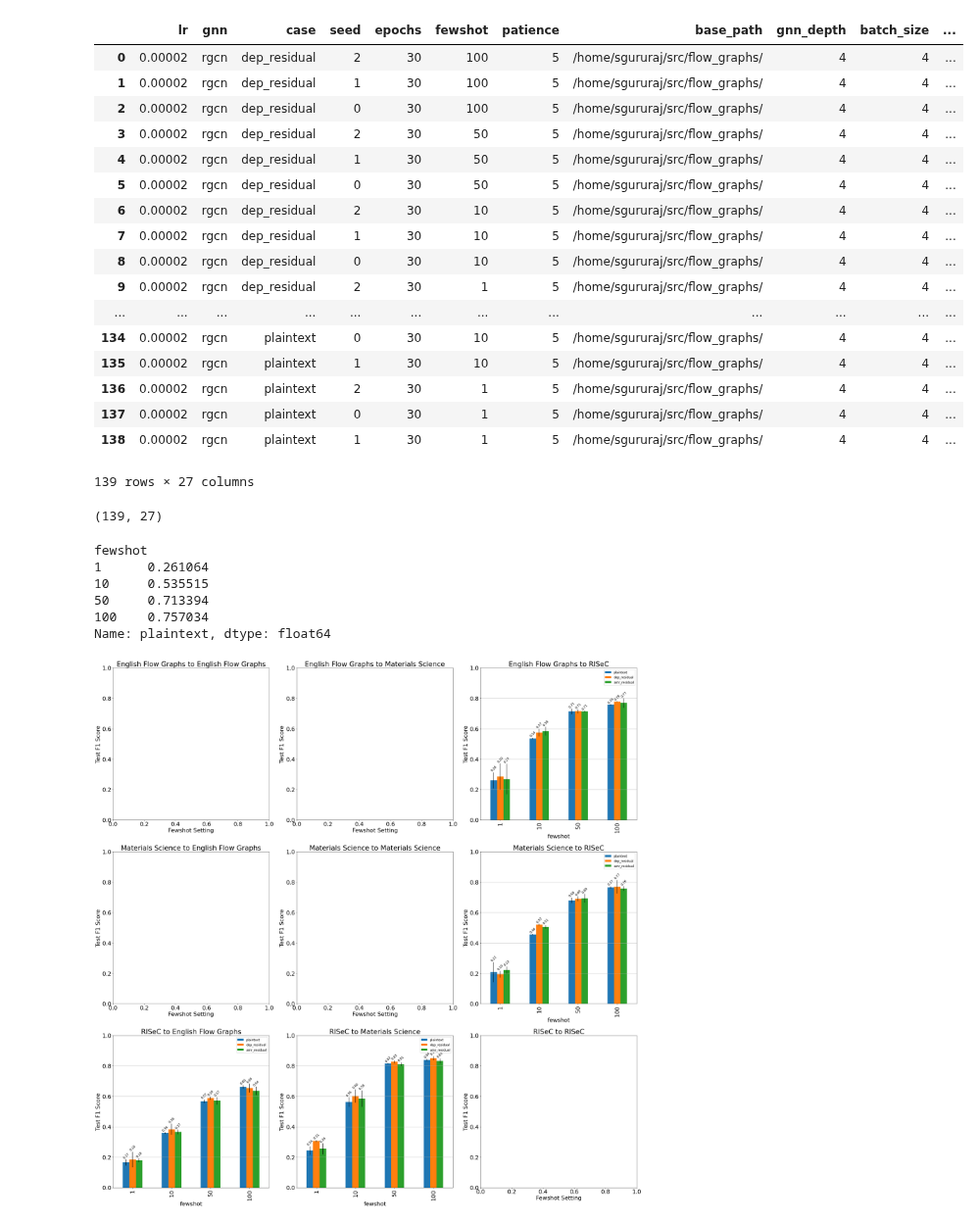
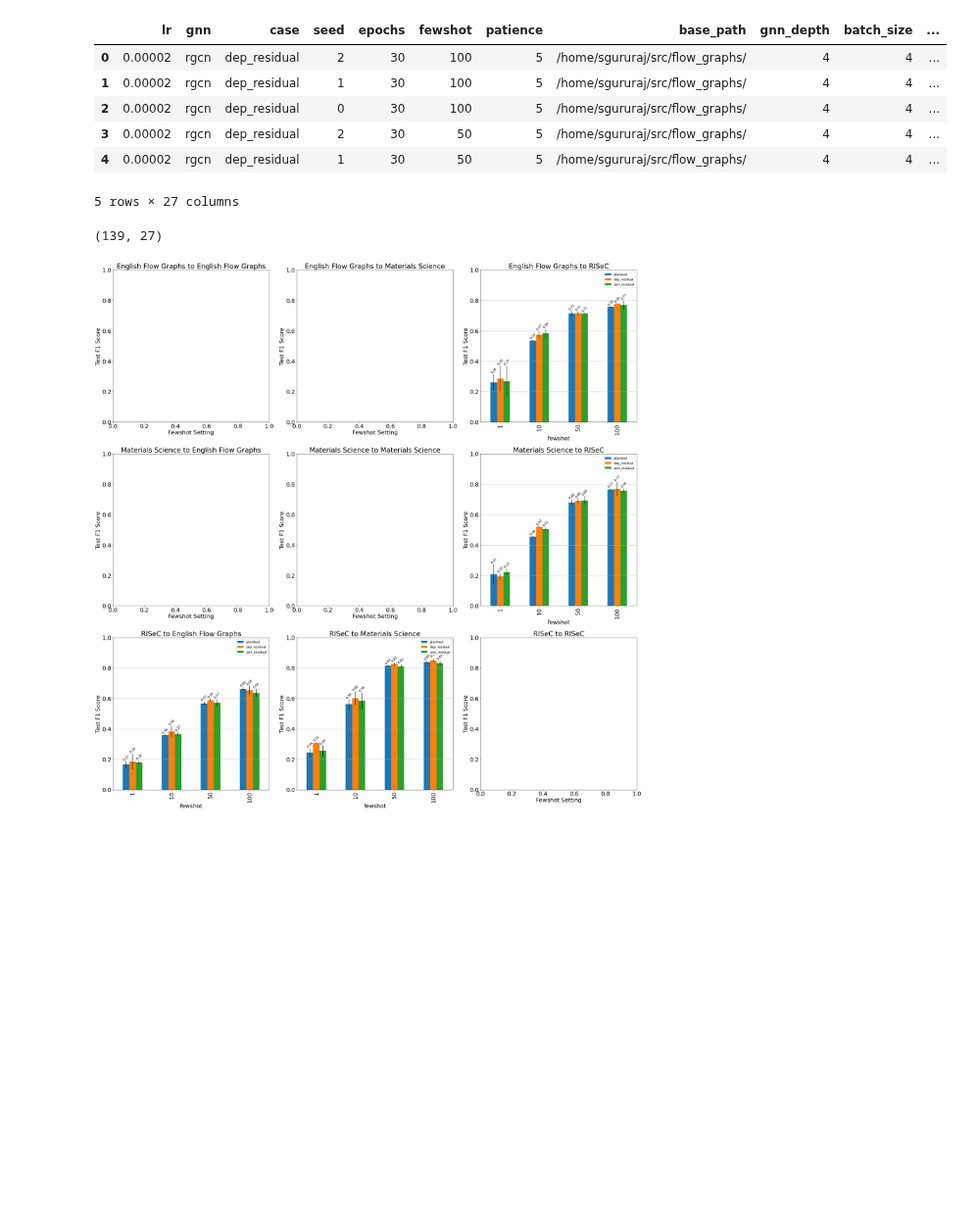
Before and after one commit to ShoRit/flow_graphs, a Jupyter notebook: code/analysis_notebooks/visualize_results.ipynb, the cells around one changed output. Shown at 98% size. Cells and saved outputs as stored; diff of their text form; code cells hidden in the pictures; blank space fills up the shorter version.

```diff
--- a/code/analysis_notebooks/visualize_results.ipynb
+++ b/code/analysis_notebooks/visualize_results.ipynb
@@ -45,26 +33,15 @@ for run in tqdm(runs):
 
 results_df = pd.DataFrame(df_dicts)
 # %%
-results_df
+results_df.head()
 # %% [output]
 |  | lr | gnn | case | seed | epochs | fewshot | patience | base_path | gnn_depth | batch_size | ... |
 | 0 | 0.00002 | rgcn | dep_residual | 2 | 30 | 100 | 5 | /home/sgururaj/src/flow_graphs/ | 4 | 4 | ... |
 | 1 | 0.00002 | rgcn | dep_residual | 1 | 30 | 100 | 5 | /home/sgururaj/src/flow_graphs/ | 4 | 4 | ... |
 | 2 | 0.00002 | rgcn | dep_residual | 0 | 30 | 100 | 5 | /home/sgururaj/src/flow_graphs/ | 4 | 4 | ... |
 | 3 | 0.00002 | rgcn | dep_residual | 2 | 30 | 50 | 5 | /home/sgururaj/src/flow_graphs/ | 4 | 4 | ... |
 | 4 | 0.00002 | rgcn | dep_residual | 1 | 30 | 50 | 5 | /home/sgururaj/src/flow_graphs/ | 4 | 4 | ... |
-| 5 | 0.00002 | rgcn | dep_residual | 0 | 30 | 50 | 5 | /home/sgururaj/src/flow_graphs/ | 4 | 4 | ... |
-| 6 | 0.00002 | rgcn | dep_residual | 2 | 30 | 10 | 5 | /home/sgururaj/src/flow_graphs/ | 4 | 4 | ... |
-| 7 | 0.00002 | rgcn | dep_residual | 1 | 30 | 10 | 5 | /home/sgururaj/src/flow_graphs/ | 4 | 4 | ... |
-| 8 | 0.00002 | rgcn | dep_residual | 0 | 30 | 10 | 5 | /home/sgururaj/src/flow_graphs/ | 4 | 4 | ... |
-| 9 | 0.00002 | rgcn | dep_residual | 2 | 30 | 1 | 5 | /home/sgururaj/src/flow_graphs/ | 4 | 4 | ... |
-| ... | ... | ... | ... | ... | ... | ... | ... | ... | ... | ... | ... |
-| 134 | 0.00002 | rgcn | plaintext | 0 | 30 | 10 | 5 | /home/sgururaj/src/flow_graphs/ | 4 | 4 | ... |
-| 135 | 0.00002 | rgcn | plaintext | 1 | 30 | 10 | 5 | /home/sgururaj/src/flow_graphs/ | 4 | 4 | ... |
-| 136 | 0.00002 | rgcn | plaintext | 2 | 30 | 1 | 5 | /home/sgururaj/src/flow_graphs/ | 4 | 4 | ... |
-| 137 | 0.00002 | rgcn | plaintext | 0 | 30 | 1 | 5 | /home/sgururaj/src/flow_graphs/ | 4 | 4 | ... |
-| 138 | 0.00002 | rgcn | plaintext | 1 | 30 | 1 | 5 | /home/sgururaj/src/flow_graphs/ | 4 | 4 | ... |
-139 rows × 27 columns
+5 rows × 27 columns
 # %%
 dataset_name_mapping = {
     "risec": "RISeC",
@@ -76,19 +53,6 @@ dataset_name_mapping = {
 results_df.shape
 # %% [output]
 (139, 27)
-# %%
-src_datset = "mscorpus"
-tgt_dataset = "risec"
-
-df = results_df[(results_df["src_dataset"] == src_dataset) & (results_df["tgt_dataset"] == tgt_dataset)].groupby(["fewshot", "case"])["test_f1"].aggregate(["mean", "std"]).unstack(1)
-df["mean"]["plaintext"]
-# %% [output]
-fewshot
-1      0.261064
-10     0.535515
-50     0.713394
-100    0.757034
-Name: plaintext, dtype: float64
 # %%
 matplotlib.rcParams.update({'font.size': 22})
 
```
Also changed, not shown: parts of 4 cells of this notebook.
